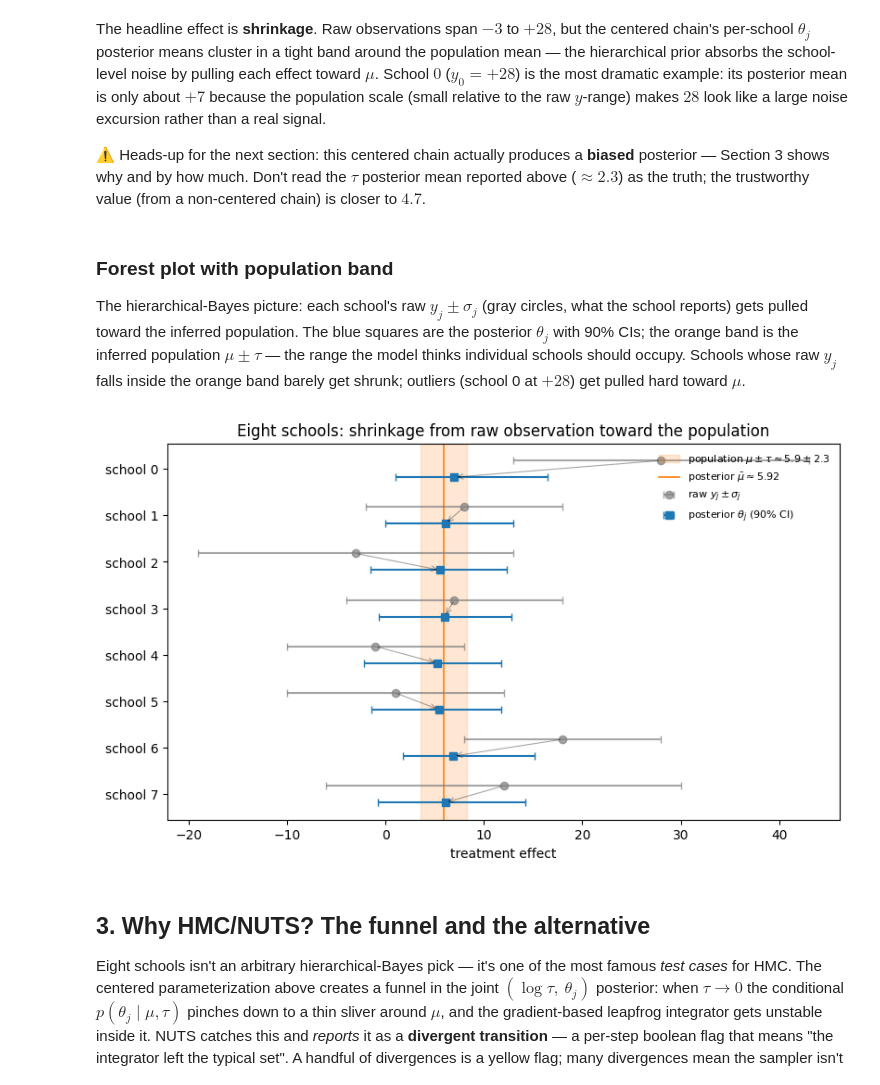
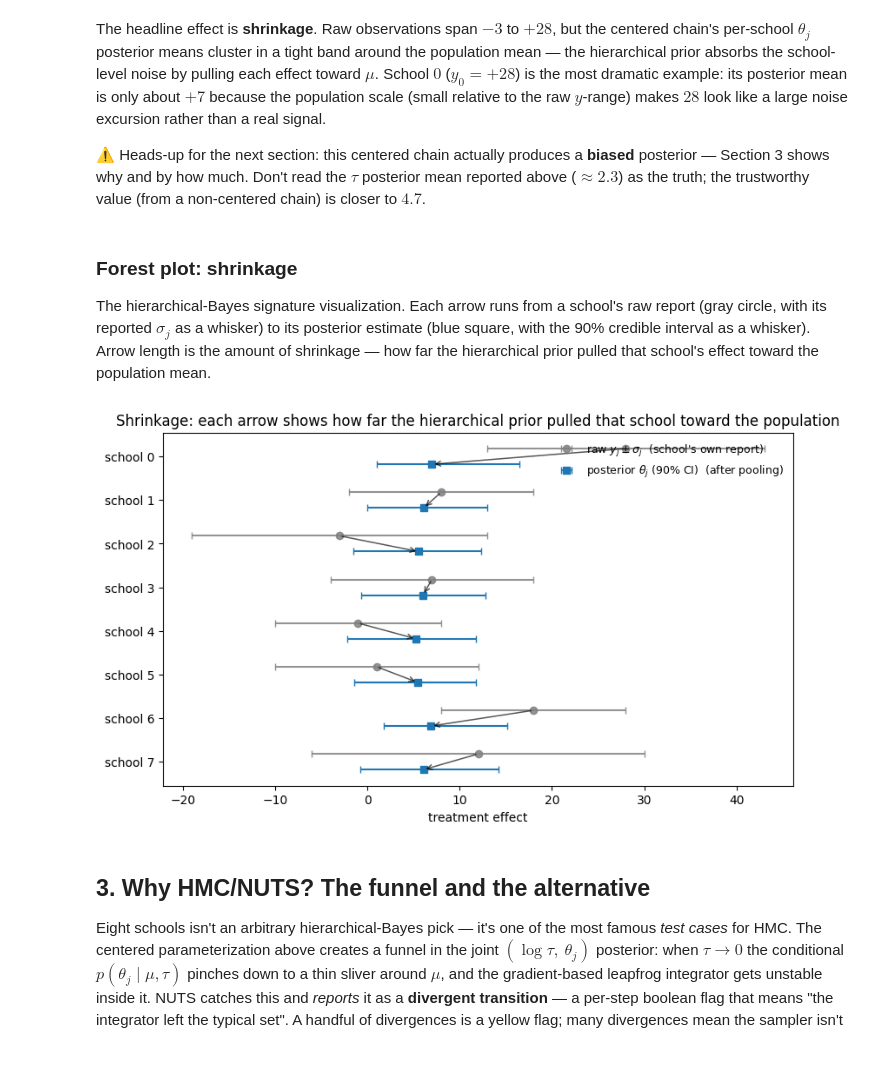
Before and after one commit to datvo06/effectful_mcmc, a Jupyter notebook: docs/quickstart.ipynb, the cells around one changed output. Saved outputs shown, nothing was run; the diff lists cells and outputs as text; code cells hidden in the pictures; blank space fills up the shorter version.

```diff
--- a/docs/quickstart.ipynb
+++ b/docs/quickstart.ipynb
@@ -207,50 +207,48 @@ The headline effect is **shrinkage**. Raw observations span $-3$ to $+28$, but t
 
 ⚠️ Heads-up for the next section: this centered chain actually produces a **biased** posterior — Section 3 shows why and by how much. Don't read the $\tau$ posterior mean reported above ($\approx 2.3$) as the truth; the trustworthy value (from a non-centered chain) is closer to $4.7$.
 # %% [markdown]
-### Forest plot with population band
+### Forest plot: shrinkage
 
-The hierarchical-Bayes picture: each school's raw $y_j \pm \sigma_j$ (gray circles, what the school reports) gets pulled toward the inferred population. The blue squares are the posterior $\theta_j$ with 90% CIs; the orange band is the inferred population $\mu \pm \tau$ — the range the model thinks individual schools should occupy. Schools whose raw $y_j$ falls inside the orange band barely get shrunk; outliers (school 0 at $+28$) get pulled hard toward $\mu$.
+The hierarchical-Bayes signature visualization. Each arrow runs from a school's raw report (gray circle, with its reported $\sigma_j$ as a whisker) to its posterior estimate (blue square, with the 90% credible interval as a whisker). Arrow length is the amount of shrinkage — how far the hierarchical prior pulled that school's effect toward the population mean.
 # %%
 theta_means = np.array([float(samples8[f"theta_{j}"].mean())             for j in range(J)])
 theta_lo    = np.array([float(np.quantile(samples8[f"theta_{j}"], 0.05)) for j in range(J)])
 theta_hi    = np.array([float(np.quantile(samples8[f"theta_{j}"], 0.95)) for j in range(J)])
-mu_mean     = float(samples8["mu"].mean())
-tau_mean    = float(samples8["tau"].mean())
 
 y_arr = np.asarray(y_obs)
 s_arr = np.asarray(sigma_obs)
 yloc  = np.arange(J)
 
 fig, ax = plt.subplots(figsize=(8, 4.8), constrained_layout=True)
-# Population band: mu +/- tau, the range the model "expects" individual schools in
-ax.axvspan(mu_mean - tau_mean, mu_mean + tau_mean,
-           color="C1", alpha=0.18,
-           label=fr"population $\mu \pm \tau \approx {mu_mean:.1f} \pm {tau_mean:.1f}$")
-ax.axvline(mu_mean, color="C1", lw=1.2,
-           label=fr"posterior $\bar{{\mu}} \approx {mu_mean:.2f}$")
-# Raw observations (what the schools reported)
+
+# Shrinkage arrows: the star of the show. Drawn first so markers sit on top.
+for j in range(J):
+    ax.annotate("",
+                xy=(theta_means[j], yloc[j] + 0.18),
+                xytext=(y_arr[j],   yloc[j] - 0.18),
+                arrowprops=dict(arrowstyle="->", color="black",
+                                alpha=0.65, lw=1.1))
+
+# Raw observations (what each school reported)
 ax.errorbar(y_arr, yloc - 0.18, xerr=s_arr,
-            fmt="o", color="gray", capsize=3, alpha=0.7,
-            label=r"raw $y_j \pm \sigma_j$")
-# Posterior theta_j with 90% credible intervals
+            fmt="o", color="gray", capsize=3, alpha=0.85,
+            label=r"raw $y_j \pm \sigma_j$  (school's own report)")
+# Posterior theta_j (where hierarchical Bayes lands)
 ax.errorbar(theta_means, yloc + 0.18,
             xerr=[theta_means - theta_lo, theta_hi - theta_means],
             fmt="s", color="C0", capsize=3,
-            label=r"posterior $\theta_j$ (90% CI)")
-# Shrinkage arrows: show how much each school got pulled
-for j in range(J):
-    ax.annotate("", xy=(theta_means[j], yloc[j] + 0.18),
-                xytext=(y_arr[j], yloc[j] - 0.18),
-                arrowprops=dict(arrowstyle="->", color="black", alpha=0.35, lw=0.8))
+            label=r"posterior $\theta_j$ (90% CI)  (after pooling)")
+
 ax.set_yticks(yloc)
 ax.set_yticklabels([f"school {j}" for j in range(J)])
 ax.invert_yaxis()
 ax.set_xlabel("treatment effect")
-ax.set_title("Eight schools: shrinkage from raw observation toward the population")
-ax.legend(loc="upper right", frameon=False, fontsize=8)
+ax.set_title("Shrinkage: each arrow shows how far the hierarchical prior "
+             "pulled that school toward the population")
+ax.legend(loc="upper right", frameon=False, fontsize=9)
 plt.show()
 # %% [output]
-[figure, old version]
+[figure, new version]
 # %% [markdown]
 ## 3. Why HMC/NUTS? The funnel and the alternative
 
```
Also changed, not shown: parts of 5 cells of this notebook.
